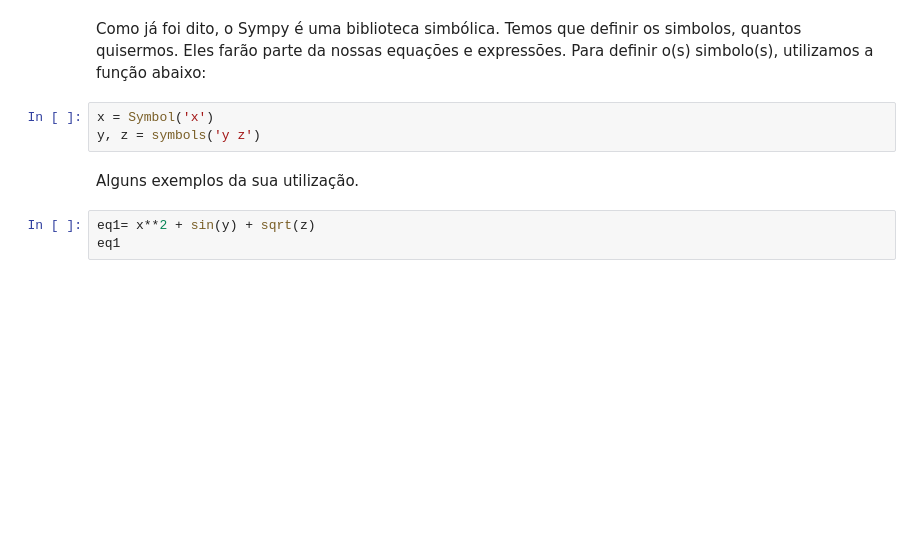
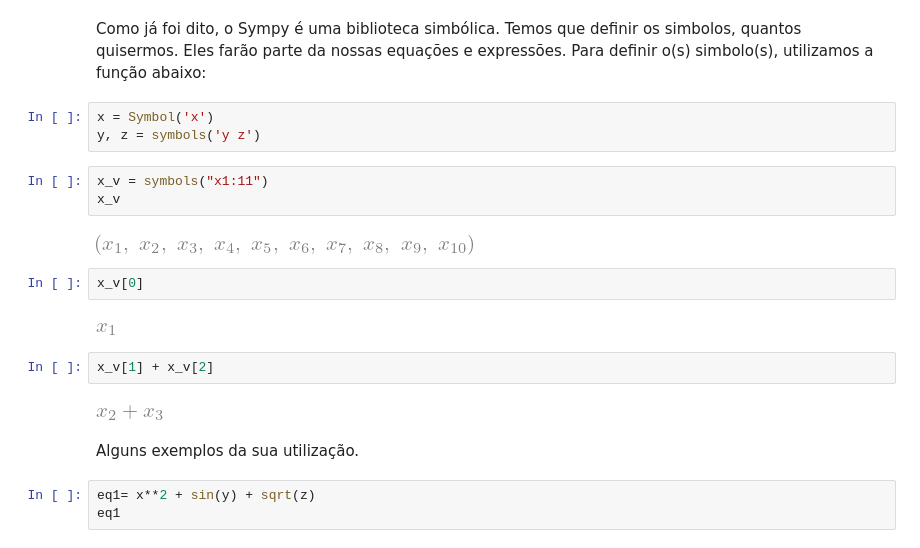
Before and after one commit to gabrielpcavalcanti/Guia-definitivo-do-Python, a Jupyter notebook: Bibliotecas/Sympy/01_introducao.ipynb, the cells around one changed output. Saved outputs shown, nothing was run; the diff lists cells and outputs as text; blank space fills up the shorter version.

```diff
--- a/Bibliotecas/Sympy/01_introducao.ipynb
+++ b/Bibliotecas/Sympy/01_introducao.ipynb
@@ -17,6 +17,19 @@ Como já foi dito, o Sympy é uma biblioteca simbólica. Temos que definir os si
 # %%
 x = Symbol('x')
 y, z = symbols('y z')
+# %%
+x_v = symbols("x1:11")
+x_v
+# %% [output]
+[figure, added]
+# %%
+x_v[0]
+# %% [output]
+[figure, added]
+# %%
+x_v[1] + x_v[2]
+# %% [output]
+[figure, added]
 # %% [markdown]
 Alguns exemplos da sua utilização.
 # %%
```
Also changed, not shown: parts of 9 cells of this notebook, 27 other files.
